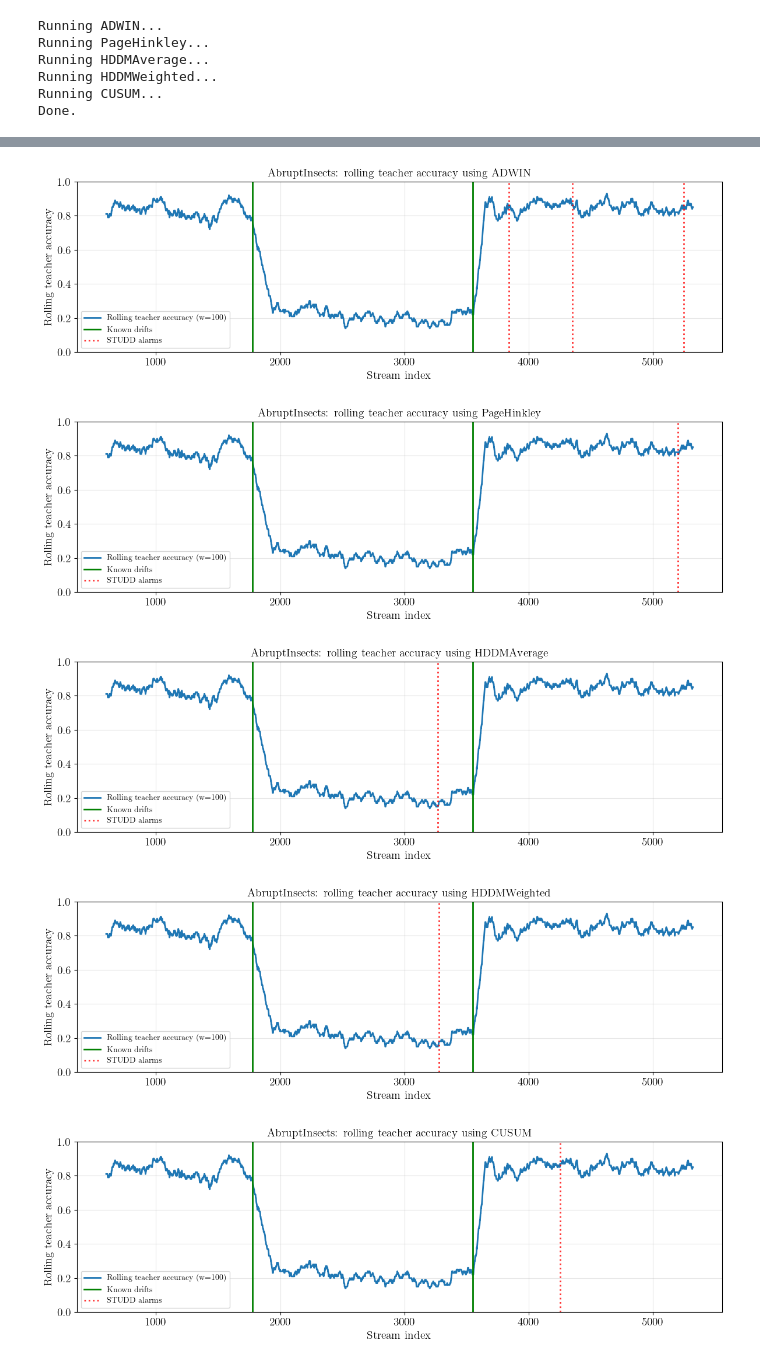
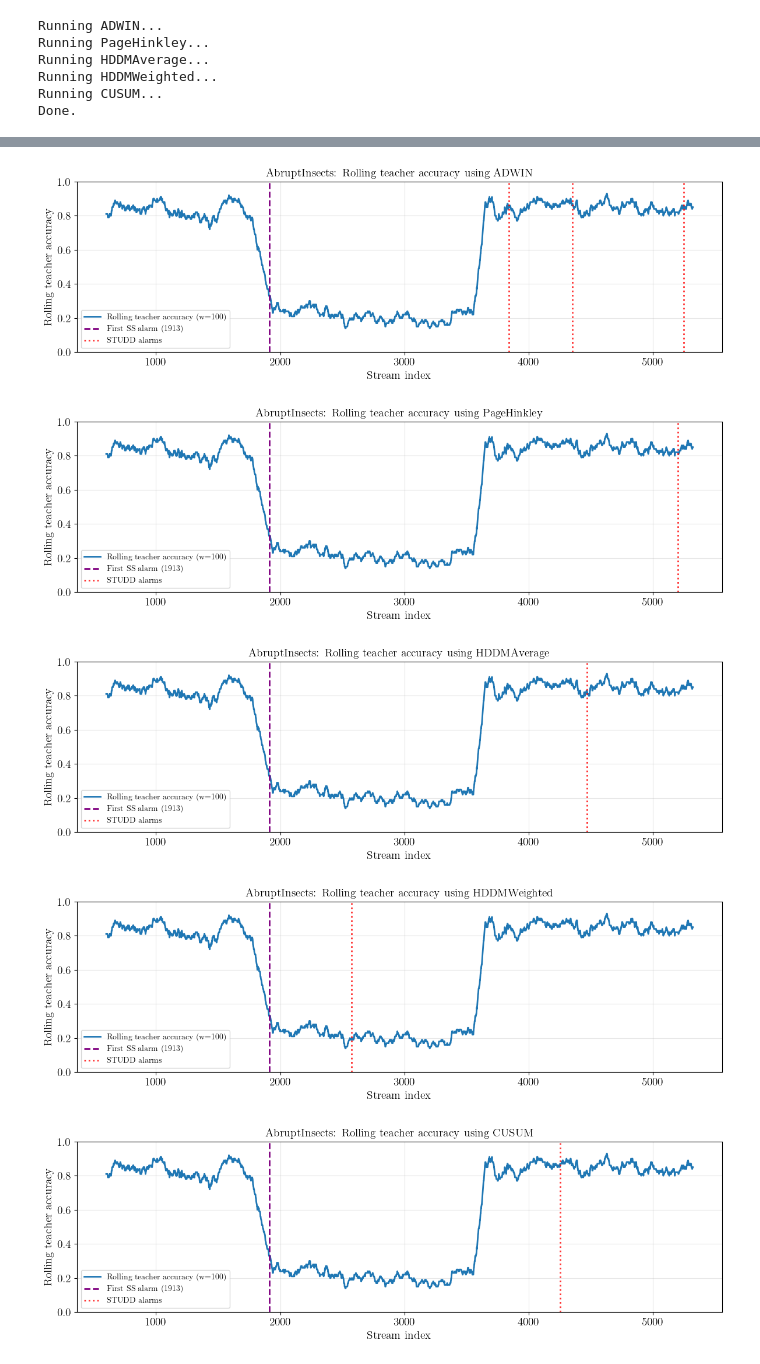
Before and after one commit to EiriniTzan/master-thesis, a Jupyter notebook: notebooks/test_abrupt_insects.ipynb, the cells around one changed output, grey strips where cells are left out. Cells and saved outputs as stored; diff of their text form; code cells hidden in the pictures.

```diff
--- a/notebooks/test_abrupt_insects.ipynb
+++ b/notebooks/test_abrupt_insects.ipynb
@@ -95,8 +94,6 @@ SEED = 1
 
 N_STREAM = 5325
 W = 500
-
-DRIFT_POINTS = [1775, 3550]
 
 N_TREES = 100
 PH_DELTA = 0.001
@@ -107,7 +104,8 @@ STUDENT_TYPE = "rf"
 LOCAL_WINDOW = 100
 ROLLING_WINDOW = 100
 
-MATCH_WINDOW = 500
+# The paper allows alarms up to W observations before the first SS alarm to count as early true detections.
+MATCH_WINDOW = W
 # %% [markdown]
 ## Detectors
 
@@ -118,7 +116,7 @@ Page-Hinkley is configured with `delta = 0.001`.
 DETECTORS = {
     "ADWIN": lambda: ADWIN(),
     "PageHinkley": lambda: PageHinkley(delta=PH_DELTA),
-    "HDDMAverage": lambda: HDDMAverage(),
-    "HDDMWeighted": lambda: HDDMWeighted(),
+    "HDDMAverage": lambda: HDDMAverage(test_type="One-sided"),
+    "HDDMWeighted": lambda: HDDMWeighted(test_type="One-sided"),
     "CUSUM": lambda: CUSUM(),
 }
@@ -330,20 +582,0 @@ This table shows the alarms found by each detector and how many of them are matc
-# %%
-summary_rows = []
-
-for detector_name, run in comparison_runs.items():
-
-    detector_alarm_df = alarm_df[
-        alarm_df["detector"] == detector_name
-    ]
-
-    summary_rows.append({
-        "detector": detector_name,
-        "num_alarms": len(run["studd_drift_points"]),
-        "alarms": run["studd_drift_points"],
-        "matched_alarms": detector_alarm_df["matched_drift"].notna().sum(),
-        "unmatched_alarms": detector_alarm_df["matched_drift"].isna().sum(),
-    })
-
-summary_df = pd.DataFrame(summary_rows)
-
-summary_df
@@ -422,46 +811,46 @@ for detector_name, run in comparison_runs.items():
     ]
 
     plt.figure(figsize=(12, 4))
 
     plt.plot(
         rolling_t,
         rolling_accuracy,
         linewidth=2,
         label=f"Rolling teacher accuracy (w={ROLLING_WINDOW})",
     )
 
-    for i, drift_pos in enumerate(DRIFT_POINTS):
-        plt.axvline(
-            drift_pos,
-            color="green",
-            linewidth=2,
-            label="Known drifts" if i == 0 else None,
-        )
+    plt.axvline(
+        reference_drift,
+        color="purple",
+        linestyle="--",
+        linewidth=2,
+        label=f"First SS alarm ({reference_drift})",
+    )
 
     for i, alarm in enumerate(alarms):
         plt.axvline(
             alarm,
             color="red",
             linestyle=":",
             linewidth=2,
             alpha=0.8,
             label="STUDD alarms" if i == 0 else None,
         )
 
-    plt.title(f"AbruptInsects: rolling teacher accuracy using {detector_name}")
+    plt.title(f"AbruptInsects: Rolling teacher accuracy using {detector_name}")
     plt.xlabel("Stream index")
     plt.ylabel("Rolling teacher accuracy")
     plt.ylim(0, 1)
     plt.grid(alpha=0.3)
     plt.legend()
     plt.tight_layout()
     plt.show()
 # %% [output]
-[figure, old version]
+[figure, new version]
-[figure, old version]
+[figure, new version]
-[figure, old version]
+[figure, new version]
-[figure, old version]
+[figure, new version]
-[figure, old version]
+[figure, new version]
 # %% [markdown]
 ## Rolling teacher-student disagreement
 
```
Also changed, not shown: parts of 28 cells of this notebook, 5 other files.
